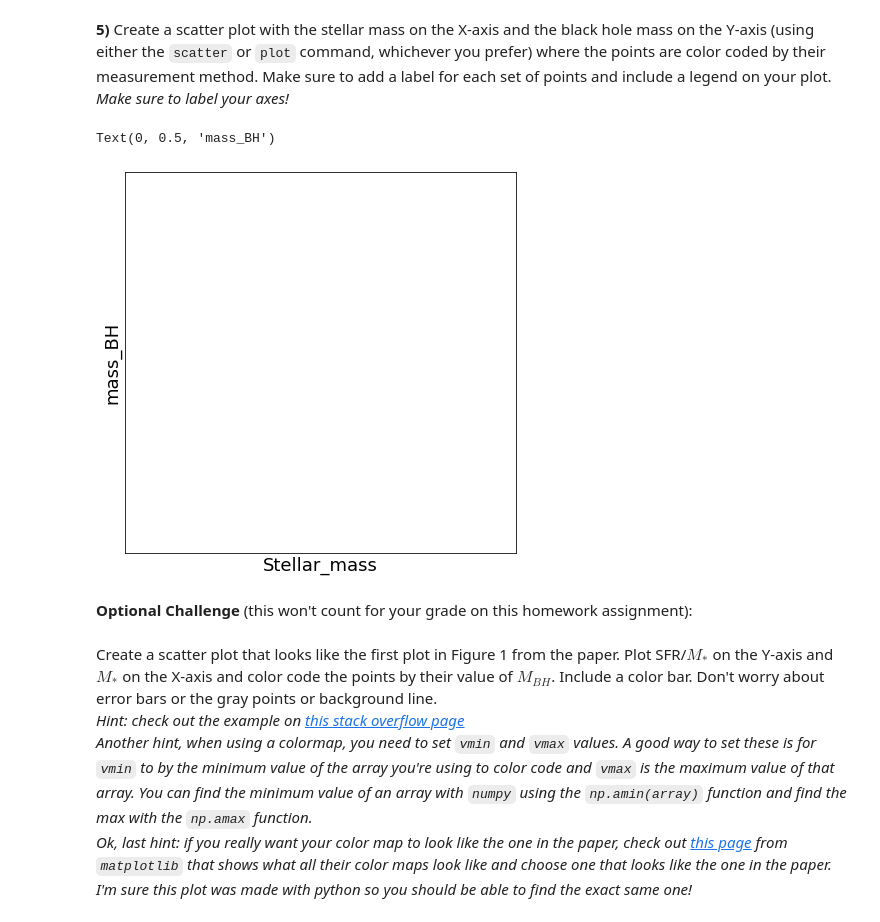
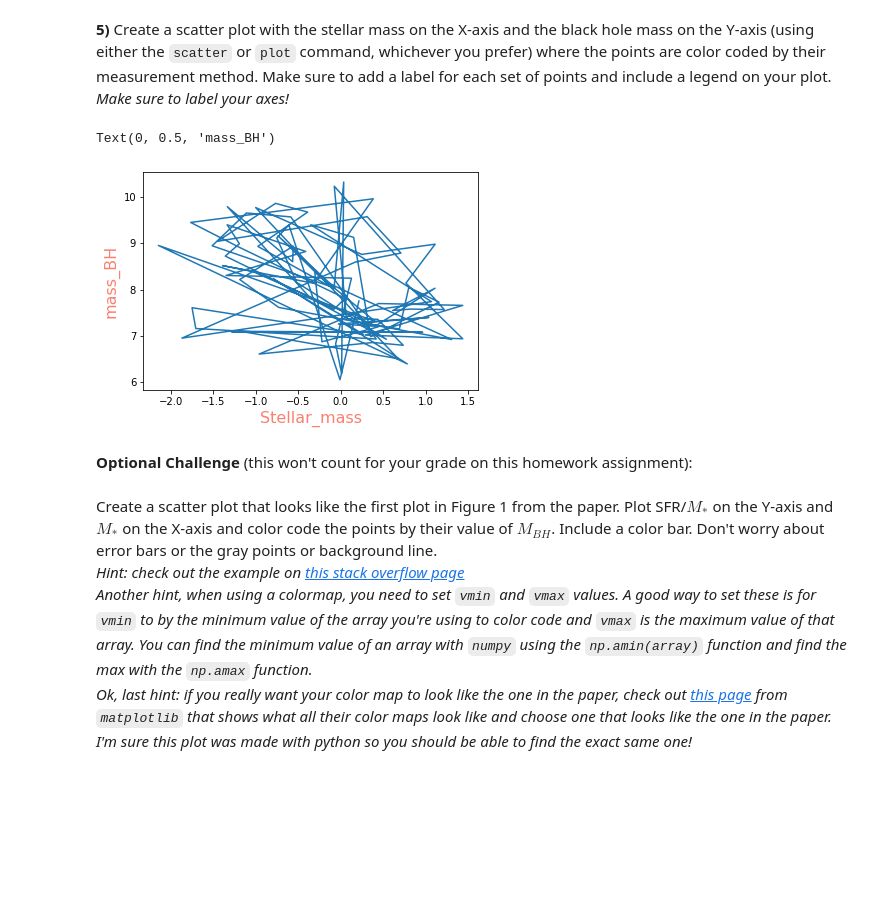
Before and after one commit to feades44/PreMAP2020, a Jupyter notebook: homework/HW5B_Eades_fixed.ipynb, the cells around one changed output. Cells and saved outputs as stored; diff of their text form; code cells hidden in the pictures; blank space fills up the shorter version.

```diff
--- a/homework/HW5B_Eades_fixed.ipynb
+++ b/homework/HW5B_Eades_fixed.ipynb
@@ -182,34 +182,24 @@ np.unique(data['Method'])
 | star, gas |
 # %% [markdown]
 **5)** Create a scatter plot with the stellar mass on the X-axis and the black hole mass on the Y-axis (using either the `scatter` or `plot` command, whichever you prefer) where the points are color coded by their measurement method. Make sure to add a label for each set of points and include a legend on your plot. *Make sure to label your axes!*
-# %%
-fig,ax=plt.subplots(figsize=(7,7))
-
-X = (data['Method'] == 'X')
-Y = (data['Name'] == 'Y')
-Z = (data['M_*'] == 'Z')
-A = (data['M_BH'] == 'A')
-B = (data['SFR'] == 'B')
-C = (data['MBH Error'] == 'C')
-
-
-
-#Plot each type of point below:
-
-plt.plot(data['M_*'][Z],data['M_BH'][Z],label='Z')
-plt.plot(data['Method'][Z],data['Method'][Z],label='X')
-
-
-
-#Don't forget to include axis labels
-
-plt.xlabel('Stellar_mass',fontsize=18)
-plt.ylabel('mass_BH',fontsize=18)
-
-#Include the command to display the legend
-# %% [output]
-Text(0, 0.5, 'mass_BH')
-[figure, removed]
+# %%
+
+#Plot each type of point below:
+x = data['SFR']
+y = data['M_BH']
+plt.xlabel('SFR',fontsize=18,color='salmon')
+plt.ylabel('M_BH',fontsize=18,color='salmon')
+plt.plot(x,y)
+
+#Don't forget to include axis labels
+
+plt.xlabel('Stellar_mass',fontsize=16)
+plt.ylabel('mass_BH',fontsize=16)
+
+#Include the command to display the legend
+# %% [output]
+Text(0, 0.5, 'mass_BH')
+[figure, added]
 # %% [markdown]
 **Optional Challenge** (this won't count for your grade on this homework assignment):<br>
 <br>
```
